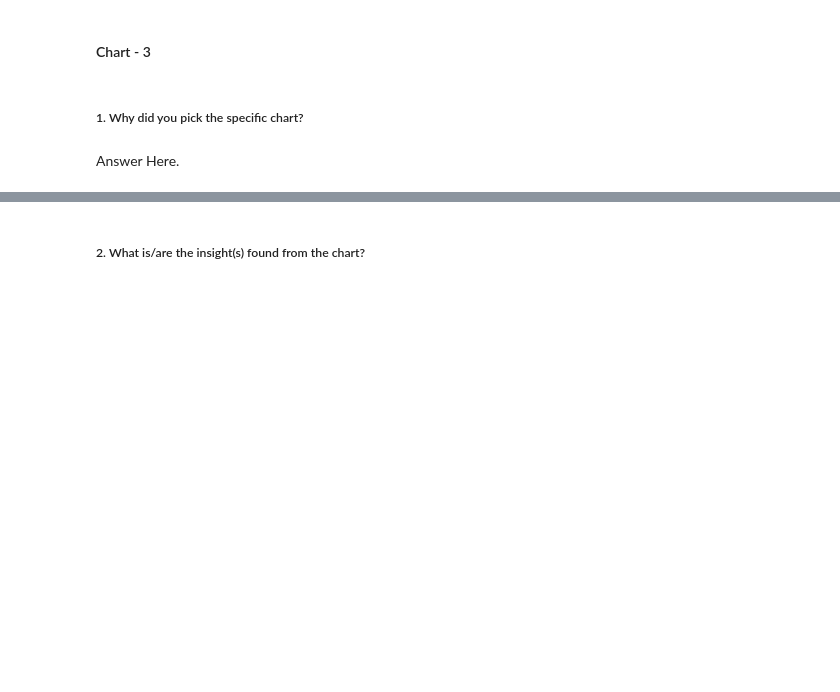
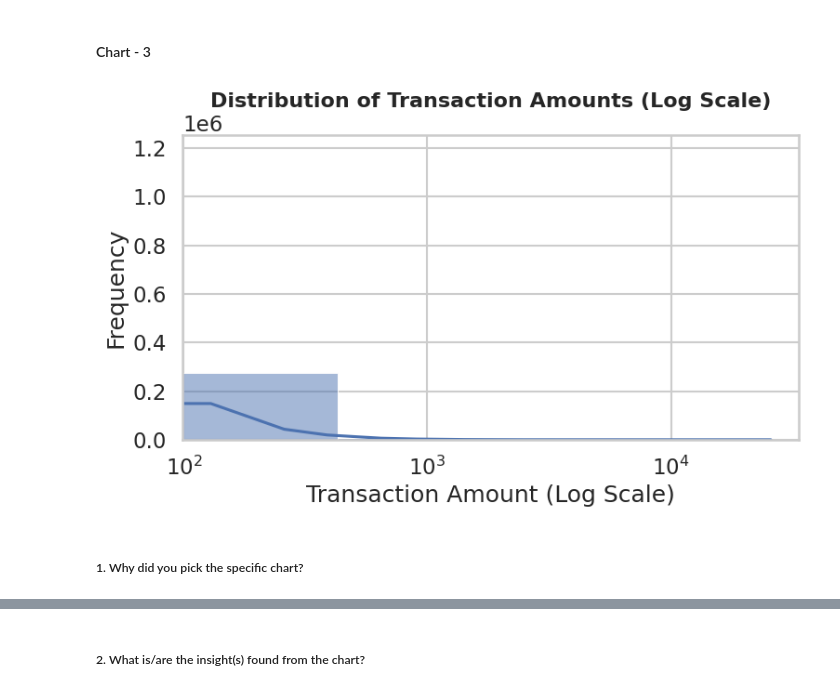
Before and after one commit to Krishna-matic/Credit-Card-Fraud-Detection-EDA, a Jupyter notebook: EDA_Submission_Template(1).ipynb, the cells around one changed output, grey strips where cells are left out. Drawn from its saved outputs; the diff is of its cells as text; code cells hidden in the pictures; blank space fills up the shorter version.

Commit message:
Chart added : Distribution of Transaction Amounts (Log Scale)

```diff
--- a/EDA_Submission_Template(1).ipynb
+++ b/EDA_Submission_Template(1).ipynb
@@ -463,4 +461,23 @@ The visualization emphasizes that fraudulent transactions represent less than 1%
+# %%
+# Chart - 3 visualization code
+plt.figure(figsize=(8,5))
+sns.histplot(
+    data=df,
+    x='Amount',
+    bins=60,
+    kde=True,
+    color='#4C72B0'
+)
+plt.xscale('log')
+plt.title("Distribution of Transaction Amounts (Log Scale)",
+          fontsize=16,
+          fontweight='bold')
+
+plt.xlabel("Transaction Amount (Log Scale)")
+plt.ylabel("Frequency")
+plt.tight_layout()
+plt.show()
+# %% [output]
+[figure, added]
 # %% [markdown]
 ##### 1. Why did you pick the specific chart?
-# %% [markdown]
-Answer Here.
```
Also changed, not shown: parts of 6 cells of this notebook.
